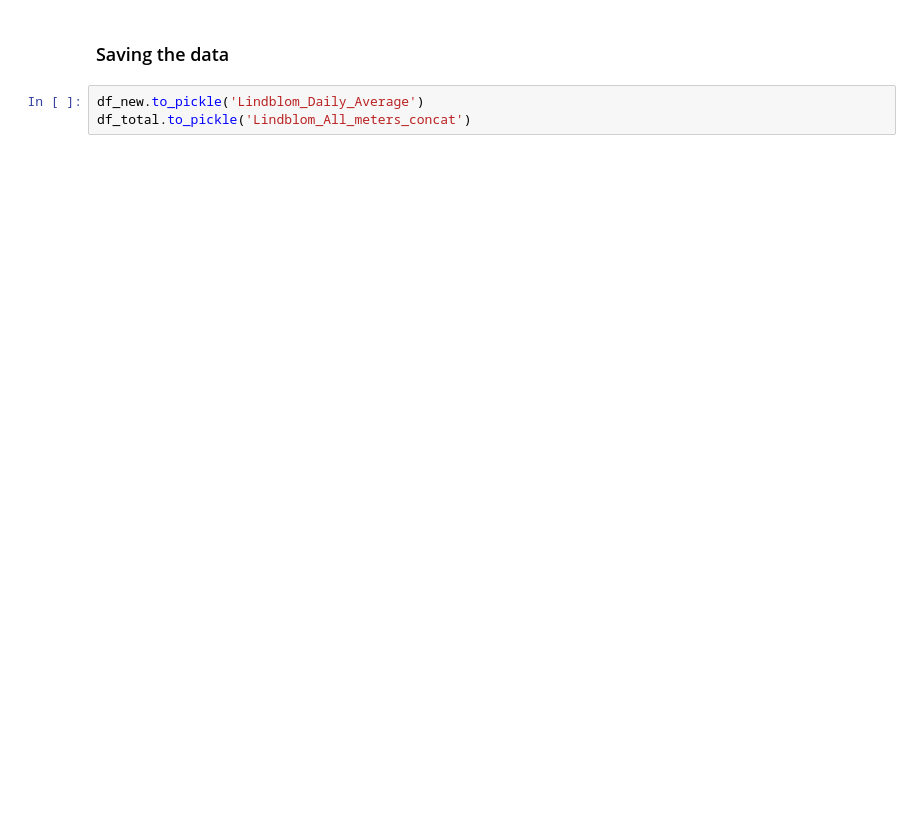
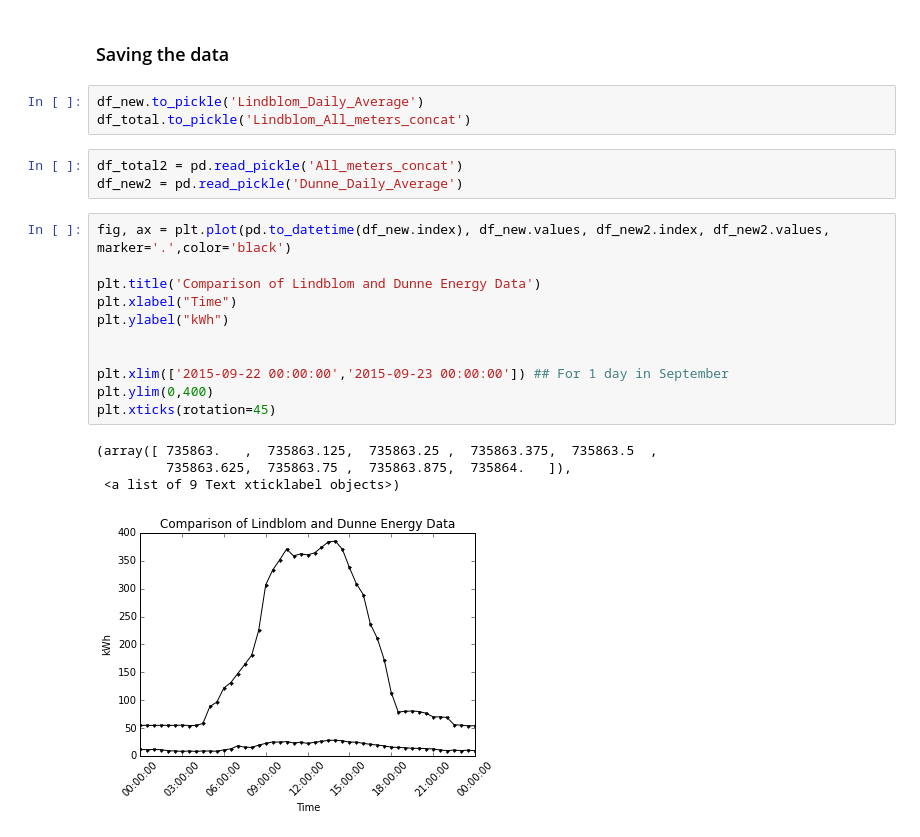
Before and after one commit to RadhaRamachandran/EnergyEngineers, a Jupyter notebook: GreenButton API/GreenButton-Lindblom-PlotData.ipynb, the cells around one changed output. Cells and saved outputs as stored; diff of their text form; blank space fills up the shorter version.

```diff
--- a/GreenButton API/GreenButton-Lindblom-PlotData.ipynb
+++ b/GreenButton API/GreenButton-Lindblom-PlotData.ipynb
@@ -249,3 +251,22 @@ ax.set_xlim(['2015-09-22 00:00:00','2015-09-23 00:00:00']) ## For 1 day in Septe
 # %%
 df_new.to_pickle('Lindblom_Daily_Average')
 df_total.to_pickle('Lindblom_All_meters_concat')
+# %%
+df_total2 = pd.read_pickle('All_meters_concat')
+df_new2 = pd.read_pickle('Dunne_Daily_Average')
+# %%
+fig, ax = plt.plot(pd.to_datetime(df_new.index), df_new.values, df_new2.index, df_new2.values, marker='.',color='black')
+
+plt.title('Comparison of Lindblom and Dunne Energy Data')
+plt.xlabel("Time")
+plt.ylabel("kWh")
+
+
+plt.xlim(['2015-09-22 00:00:00','2015-09-23 00:00:00']) ## For 1 day in September
+plt.ylim(0,400)
+plt.xticks(rotation=45)
+# %% [output]
+(array([ 735863.   ,  735863.125,  735863.25 ,  735863.375,  735863.5  ,
+         735863.625,  735863.75 ,  735863.875,  735864.   ]),
+ <a list of 9 Text xticklabel objects>)
+[figure, added]
```
Also changed, not shown: parts of 3 cells of this notebook, 10 other files.
